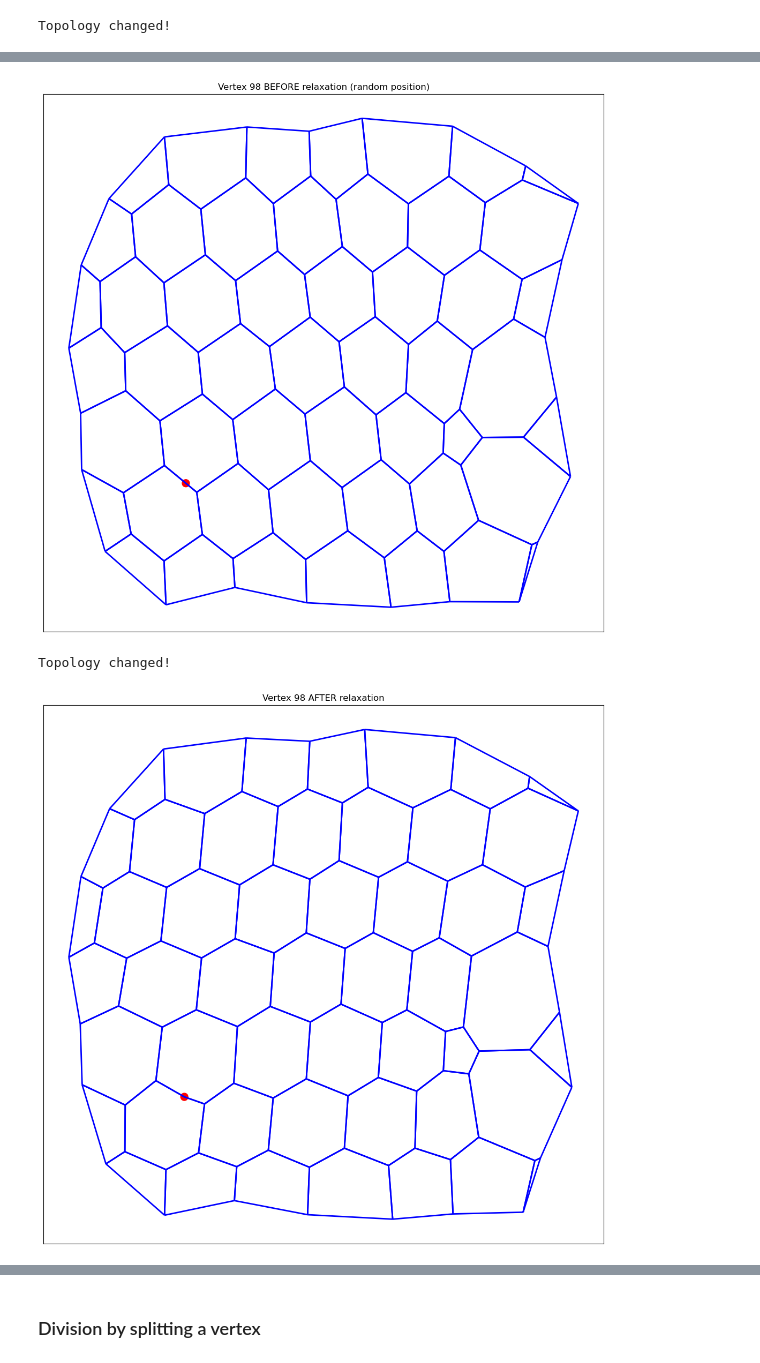
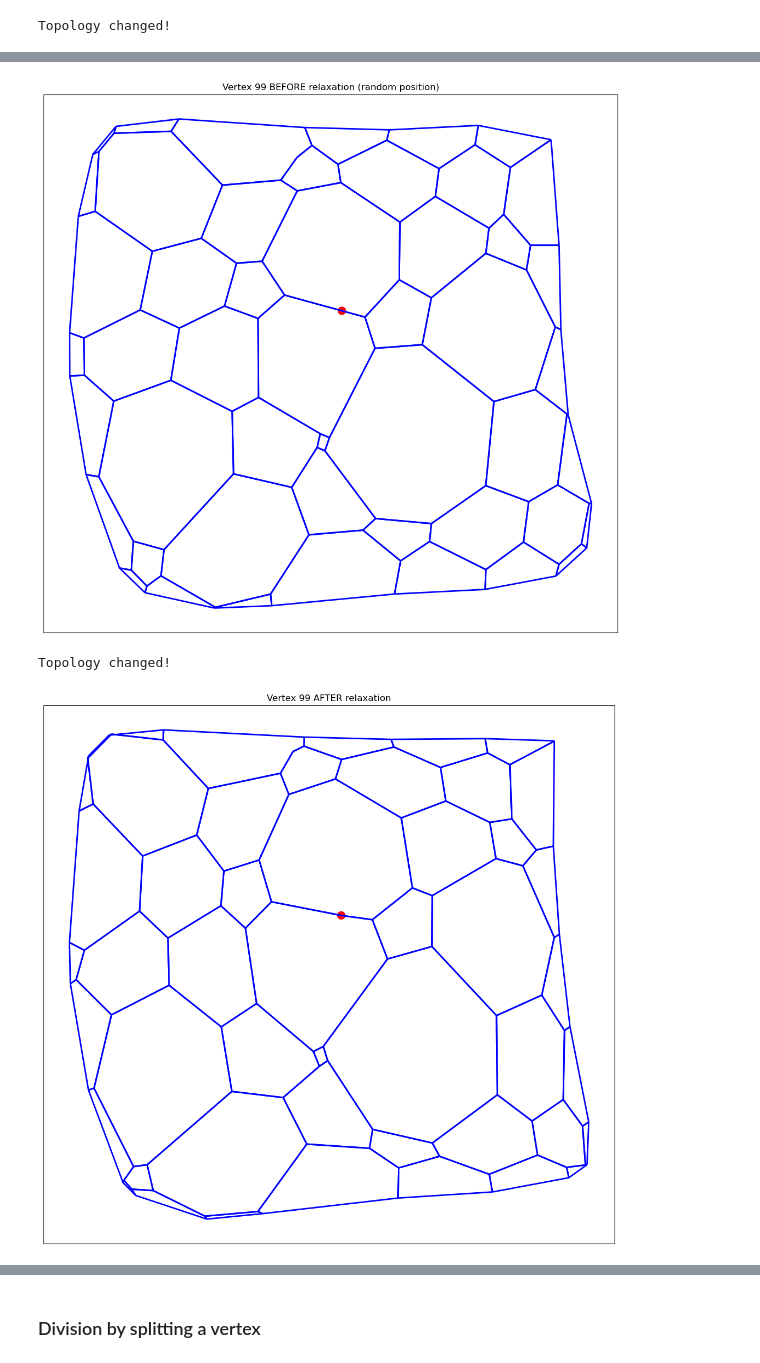
Before and after one commit to vlachina/LymphNode, a Jupyter notebook: notebooks/Figure_5/Cell_cycle_code_clean.ipynb, the cells around one changed output, grey strips where cells are left out. Drawn from its saved outputs; the diff is of its cells as text; code cells hidden in the pictures.

```diff
--- a/notebooks/Figure_5/Cell_cycle_code_clean.ipynb
+++ b/notebooks/Figure_5/Cell_cycle_code_clean.ipynb
@@ -502,7 +490,7 @@ cellmap_init = MechanicalParams2.update(cellmap_init)
 boundary_edges, boundary_faces, inside_edges, outside_edges, inside_faces, inside_vertices, outside_vertices = auxFunctions.identify_boundary_layers(cellmap_init, 1)
 
 #Change outside vertices mechanics
-high_viscosity_value = 1000000  # A very large viscosity value
+high_viscosity_value = 200000  # A very large viscosity value
 for vertex_id in outside_vertices:
     if vertex_id in cellmap_init.vert_df.index:
         cellmap_init.vert_df.at[vertex_id, "viscosity"] = high_viscosity_value
@@ -527,3 +514,3 @@ Highlighting edge: 30 in red
 # %%
-cellmap, new_vert, new_edges = ln_divide_FRC(cellmap_init, geom, energyContributions_model, 50, endTime=100)
+cellmap, new_vert, new_edges = division_by_vertex_insertion(cellmap_init, geom, energyContributions_model, 240, endTime=100)
 # %% [output]
@@ -775,30 +745,29 @@ SUMMARY:
 # %% [markdown]
 ### Division with new vertex insertion not in the middle of edge
 # %%
-def ln_divide_FRC_random_location(cellmap, geom, energyContributions_model, edge_id, endTime=40):
+def division_by_vertex_insertion_random_location(cellmap, geom, energyContributions_model, edge_id, endTime=40):
     """Split an edge by inserting a vertex at a RANDOM location along the edge."""
 
-    # Get source and target of original edge
+    # Getting source and target of chosen edge
     srce, trgt = cellmap.edge_df.loc[edge_id, ["srce", "trgt"]]
 
-    # Get coordinates
     x1 = cellmap.vert_df.loc[srce, 'x']
     y1 = cellmap.vert_df.loc[srce, 'y']
     x2 = cellmap.vert_df.loc[trgt, 'x']
     y2 = cellmap.vert_df.loc[trgt, 'y']
 
-    # RANDOM fraction along the edge (0 to 1)
+    # Calculating a random fraction along the edge (0 to 1)
     fraction = random.uniform(0, 1)
 
-    # Calculate new vertex coordinates at random location
+    # Calculating new vertex coordinates at the random location
     new_x = x1 + fraction * (x2 - x1)
     new_y = y1 + fraction * (y2 - y1)
 
-    # Get FULL original edge data (copy ALL columns)
+    # Getting original edge data (all columns)
     original_edge_data = cellmap.edge_df.loc[edge_id].copy()
     original_face = original_edge_data["face"]
 
-    # Find opposite edge and its FULL data
+    # Finding opposite edge and its data
     opposites = cellmap.edge_df[
         (cellmap.edge_df["srce"] == trgt) & (cellmap.edge_df["trgt"] == srce)
     ]
@@ -812,20 +781,19 @@ def ln_divide_FRC_random_location(cellmap, geom, energyContributions_model, edge
         opposite_edge_data = None
         opposite_face = None
 
-    # Create new vertex at random location, COPYING properties from srce vertex
+    # Creating new vertex at the random location, copying properties from srce vertex
     new_vert = len(cellmap.vert_df)
-    # Copy ALL vertex properties from srce (including is_active, viscosity, etc.)
     new_vertex_data = cellmap.vert_df.loc[srce].copy()
     new_vertex_data['x'] = new_x
     new_vertex_data['y'] = new_y
     cellmap.vert_df.loc[new_vert] = new_vertex_data
 
-    # Delete original and opposite edges
+    # Deleting original and opposite edges
     cellmap.edge_df.drop(edge_id, inplace=True)
     if opp_id is not None:
         cellmap.edge_df.drop(opp_id, inplace=True)
 
-    # Add 4 new edges, COPYING ALL columns from original/opposite edges
+    # Adding 4 new edges, copying all columns from original/opposite edges
     new_edges_list = []
 
     # Edge 1: A → M (copy ALL from original edge)
@@ -866,27 +834,27 @@ def ln_divide_FRC_random_location(cellmap, geom, energyContributions_model, edge
     new_edges_df = pd.DataFrame(new_edges_list)
     cellmap.edge_df = pd.concat([cellmap.edge_df, new_edges_df], ignore_index=True)
 
-    # Get IDs of new edges (last 4 rows)
+    # Getting IDs of new edges (last 4 rows)
     new_edges = list(range(len(cellmap.edge_df) - 4, len(cellmap.edge_df)))
 
-    # Update geometry
+    # Updating geometry
     geom.update_all(cellmap)
     cellmap.reset_index()
 
-    # PLOT BEFORE RELAXATION
+    # Plotting before model relaxation
     auxFunctions.highlight_vertices(cellmap, geom, [new_vert],
                                     default_color='white', highlight_color='red',
                                     default_size=50, highlight_size=100)
     plt.title(f"Vertex {new_vert} BEFORE relaxation (random position)")
     plt.show()
 
-    # Relax the system
+    # Relaxing the model
     energyContributions_model.compute_energy(cellmap)
     [cellmap, geom, model_H, history_H, solver] = vertexModel2.solveEuler(
         cellmap, geom, energyContributions_model, endTime=endTime
     )
 
-    # PLOT AFTER RELAXATION
+    # Plotting after model relaxation
     auxFunctions.highlight_vertices(cellmap, geom, [new_vert],
                                     default_color='white', highlight_color='red',
                                     default_size=50, highlight_size=100)
@@ -897,12 +867,12 @@ def ln_divide_FRC_random_location(cellmap, geom, energyContributions_model, edge
 # %%
-# Initialize cellmap, geometry, and energy contributions model
+# Initializing cellmap, geometry, and energy contributions model
 cellmap_init, geom, energyContributions_model = vertexModel2.initialize(10)
 cellmap_init = MechanicalParams2.update(cellmap_init)
 
 boundary_edges, boundary_faces, inside_edges, outside_edges, inside_faces, inside_vertices, outside_vertices = auxFunctions.identify_boundary_layers(cellmap_init, 1)
 
 #Change outside vertices mechanics
-high_viscosity_value = 1000000  # A very large viscosity value
+high_viscosity_value = 200000  # A very large viscosity value
 for vertex_id in outside_vertices:
     if vertex_id in cellmap_init.vert_df.index:
         cellmap_init.vert_df.at[vertex_id, "viscosity"] = high_viscosity_value
@@ -927,7 +896,7 @@ Highlighting edge: 40 in red
 # %%
 
-cellmap, new_vert, new_edges = ln_divide_FRC_random_location(cellmap_init, geom, energyContributions_model, 40, endTime=100)
+cellmap, new_vert, new_edges = division_by_vertex_insertion_random_location(cellmap_init, geom, energyContributions_model, 70, endTime=100)
 # %% [output]
-[figure, old version]
+[figure, new version]
 Topology changed!
-[figure, old version]
+[figure, new version]
```
Also changed, not shown: parts of 39 cells of this notebook.
